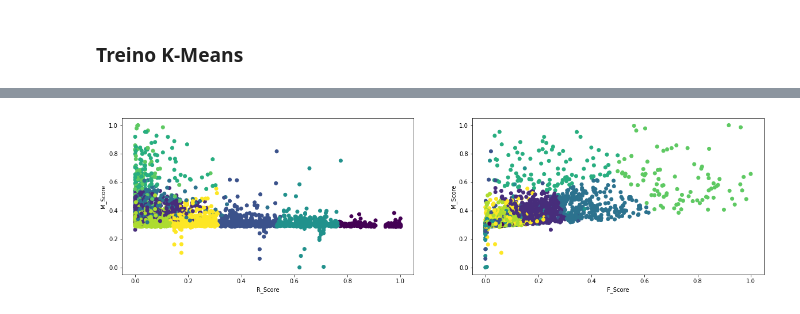
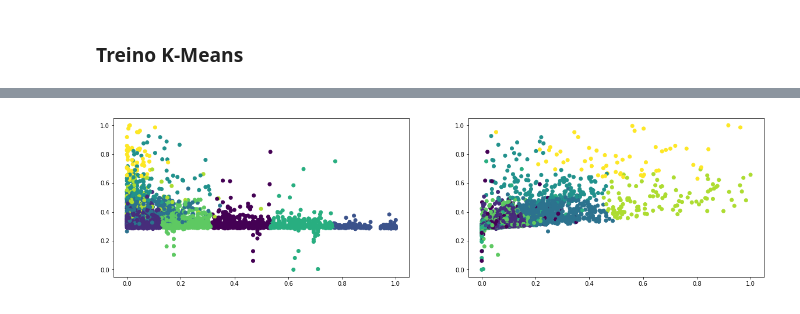
Before and after one commit to wander-asb/Customer_Segmentation, a Jupyter notebook: Segmentação_de_consumidores.ipynb, the cells around one changed output, grey strips where cells are left out. Drawn from its saved outputs; the diff is of its cells as text; code cells hidden in the pictures.

```diff
--- a/Segmentação_de_consumidores.ipynb
+++ b/Segmentação_de_consumidores.ipynb
@@ -159,7 +172,0 @@ len(rfm_dataframe['Customer ID'].unique().tolist())
-# %%
-rfm_dataframe["R_Score"] = pd.qcut(rfm_dataframe["Recency"],5,labels=[5,4,3,2,1])
-rfm_dataframe["F_Score"] = pd.qcut(rfm_dataframe["Invoice"].rank(method="first"),5, labels=[1,2,3,4,5])
-rfm_dataframe["M_Score"] = pd.qcut(rfm_dataframe["Amount"],5,labels=[1,2,3,4,5])
-rfm_dataframe["RFM_Score"] = rfm_dataframe["R_Score"].astype(str) + rfm_dataframe["F_Score"].astype(str) + rfm_dataframe["M_Score"].astype(str)
-
-rfm_dataframe.head()
@@ -247,6 +183,6 @@ plt.show()
 ## Clustering K-Means
 # %%
 #Base de dados que será utilizado para o modelo de K-Means
-df_model = rfm_dataframe[['Customer ID','Amount', 'Invoice', 'Recency']]
+df_model = rfm_dataframe[['Customer ID','Montante', 'Frequencia', 'Recencia','LTV']]
 df_model.head()
 # %% [output]
@@ -260,9 +196,11 @@ df_model.head()
 ### Normalização de dados
 # %%
 #Normalização de dados
+
+#Escalonamento de atributos
 escalonamento = MinMaxScaler((0,1))
-rfm = escalonamento.fit_transform(df_model[['Amount','Recency','Invoice']])
 
-atributos = ['M_Score','R_Score','F_Score']
+df_rfm = df_model[['Montante','Recencia','Frequencia','LTV']]
+rfm = escalonamento.fit_transform(df_rfm)
 rfm
 # %% [output]
@@ -311,12 +260,8 @@ for k in range (1, cl+1):
 # %%
-plt.figure(figsize=(8, 6))
-plt.scatter(range (1, cl+1), cost, c='royalblue')
-plt.show()
-
-#Após a validação do modelo de acordo com os melhores parâmetros encontrados
+#Após validação do modelo de acordo com os melhores parâmetros encontrados
   #Criamos e rodamos um novo modelo para gerar o melhor resultado de acordo com o melhor número de clusters encontrado no cálculos da curva
-print('The best K sugest: ',K_best)
-model = KMeans(n_clusters=K_best, init='k-means++', n_init=10,max_iter=300, tol=1e-04, random_state=101)
+print('The best K sugest: ', K_best)
+model = KMeans(n_clusters=K_best, init='k-means++', n_init=10, max_iter=300, random_state=42)
 model = model.fit(rfm)
 labels = model.labels_
 # %% [output]
@@ -325,15 +269,15 @@ The best K sugest:  9
 # %%
 fig = plt.figure(figsize=(20,5))
 ax = fig.add_subplot(121)
 
 plt.scatter(x = rfm[:,1], y = rfm[:,0], c=model.labels_.astype(float))
-ax.set_xlabel(atributos[1])
-ax.set_ylabel(atributos[0])
+#ax.set_xlabel(atributos[1])
+#ax.set_ylabel(atributos[0])
 ax = fig.add_subplot(122)
 plt.scatter(x = rfm[:,2], y = rfm[:,0], c=model.labels_.astype(float))
-ax.set_xlabel(atributos[2])
-ax.set_ylabel(atributos[0])
+#ax.set_xlabel(atributos[2])
+#ax.set_ylabel(atributos[0])
 
 plt.show()
 # %% [output]
-[figure, old version]
+[figure, new version]
```
Also changed, not shown: parts of 27 cells of this notebook.
